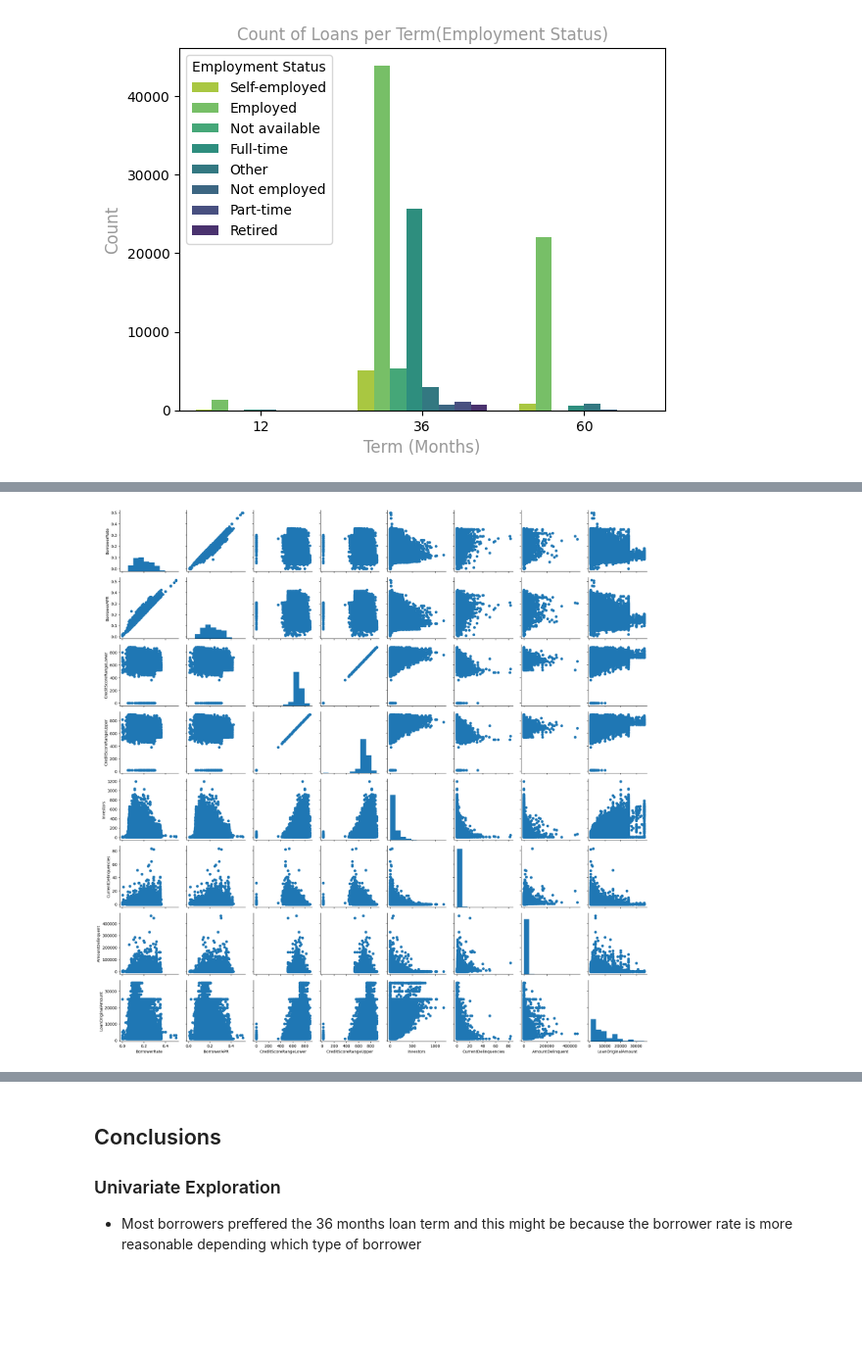
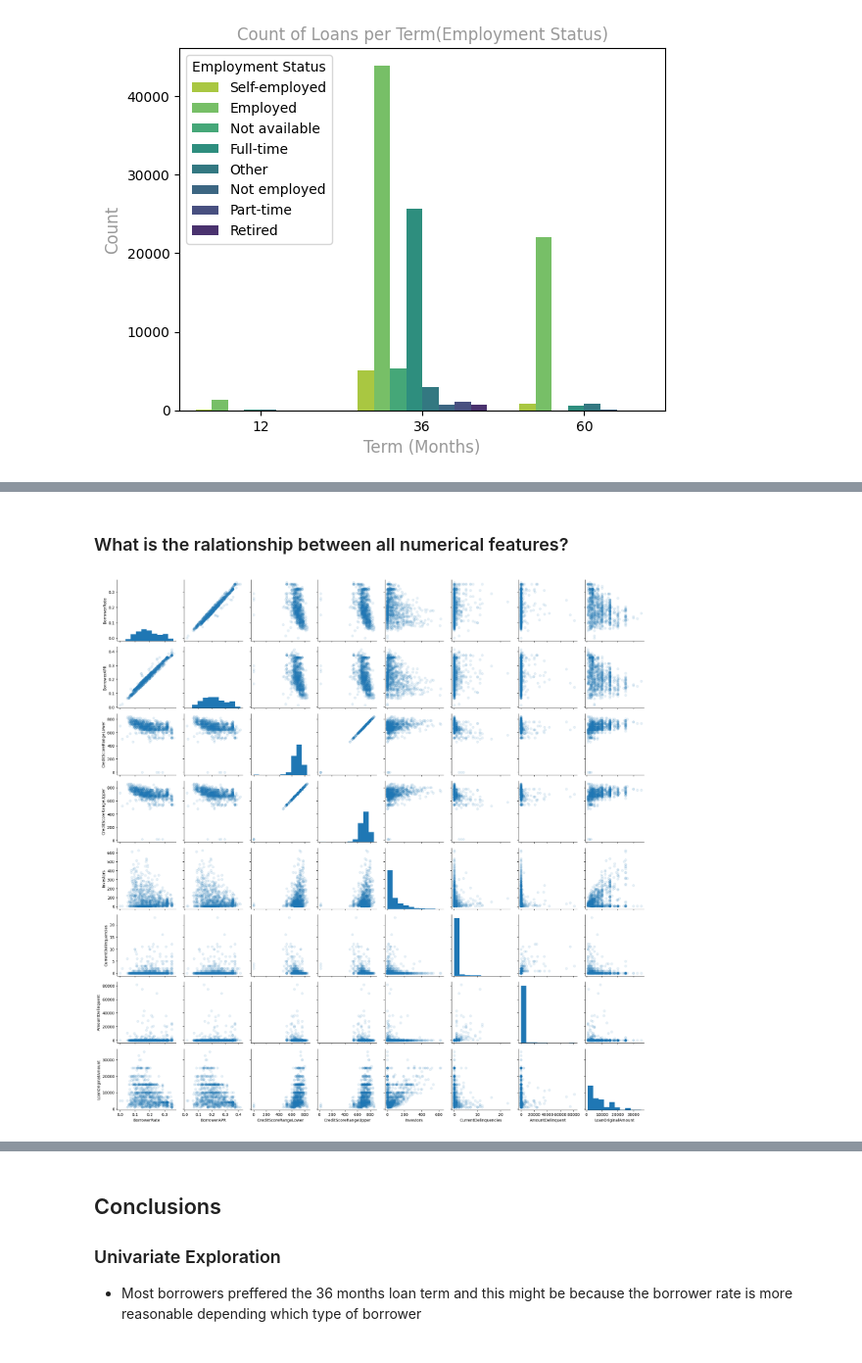
Before and after one commit to MmakolaMC/data_viz, a Jupyter notebook: Part_I_exploration_template.ipynb, the cells around one changed output, grey strips where cells are left out. Shown at 98% size. Drawn from its saved outputs; the diff is of its cells as text; code cells hidden in the pictures; blank space fills up the shorter version.

```diff
--- a/Part_I_exploration_template.ipynb
+++ b/Part_I_exploration_template.ipynb
@@ -425,9 +489,10 @@ plt.legend(title='Prosper Rating');
+# %% [markdown]
+### What is the ralationship between all numerical features?
 # %%
 loan_stats = ['BorrowerRate', 'BorrowerAPR', 'CreditScoreRangeLower', 'CreditScoreRangeUpper',
               'Investors', 'CurrentDelinquencies', 'AmountDelinquent', 'LoanOriginalAmount']
-
-g = sb.PairGrid(data=loans, vars=loan_stats)
-g.map_offdiag(plt.scatter)
+g = sb.PairGrid(data=loans.sample(1000), vars=loan_stats)
+g.map_offdiag(sb.regplot, scatter_kws={'alpha': 1/10}, fit_reg=False)
 g.map_diag(plt.hist);
 # %% [output]
-[figure, old version]
+[figure, new version]
```
Also changed, not shown: parts of 56 cells of this notebook, 2 other files.
